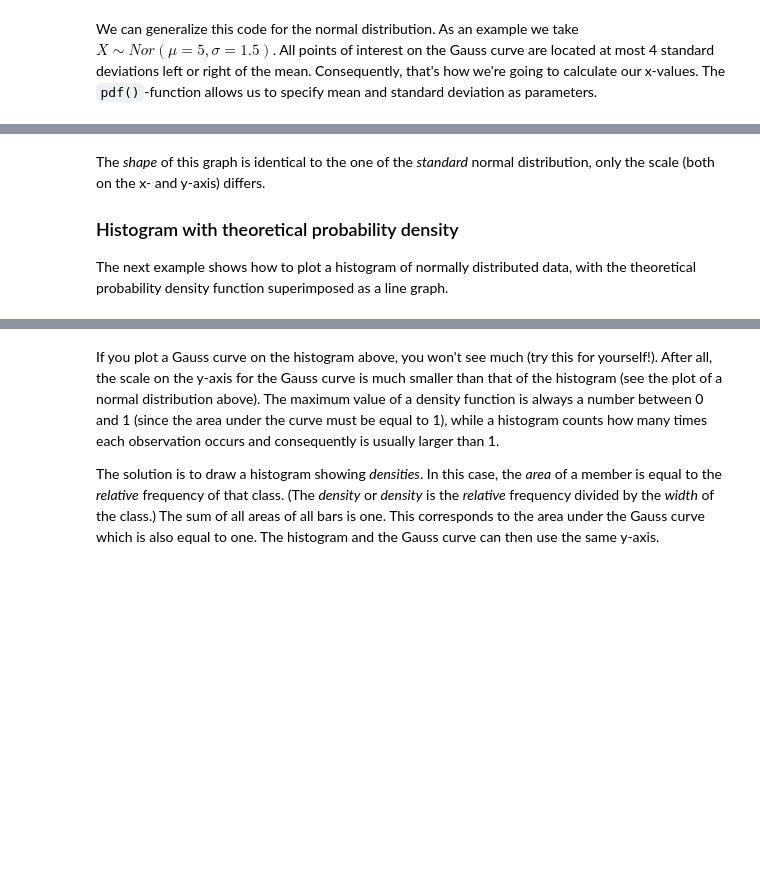
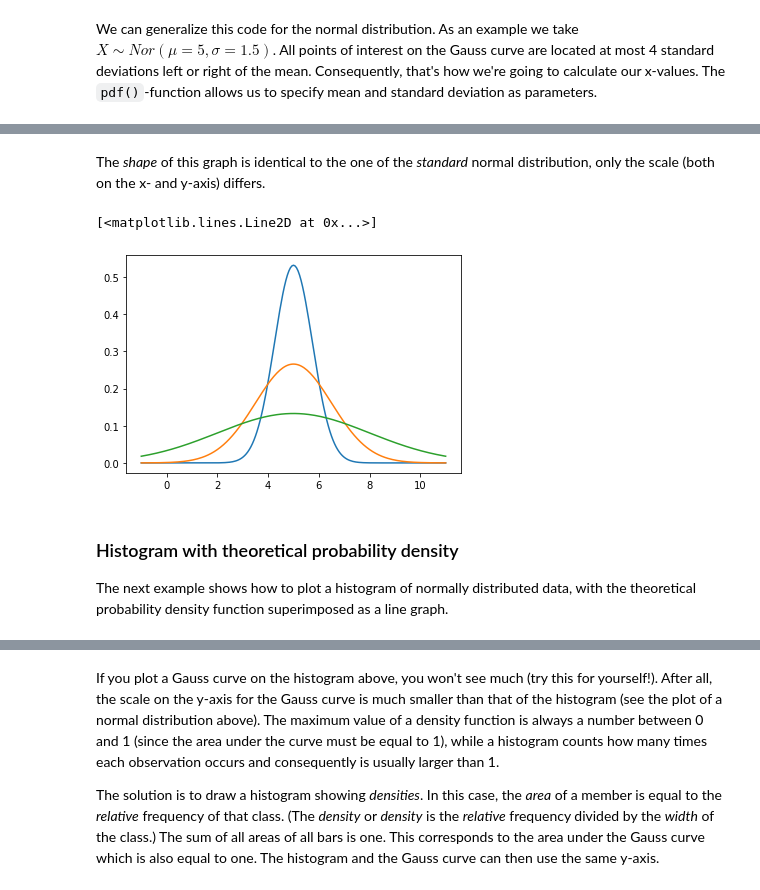
Before and after one commit to HoGentTIN/dsai-labs, a Jupyter notebook: 3-central-limit-testing/demo-central-limit-theorem.ipynb, the cells around one changed output, grey strips where cells are left out. Drawn from its saved outputs; the diff is of its cells as text; code cells hidden in the pictures; blank space fills up the shorter version.

```diff
--- a/3-central-limit-testing/demo-central-limit-theorem.ipynb
+++ b/3-central-limit-testing/demo-central-limit-theorem.ipynb
@@ -39,5 +46,18 @@ plt.plot(x, stats.norm.pdf(x, m, s))
+# %% [markdown]
+The *shape* of this graph is identical to the one of the *standard* normal distribution, only the scale (both on the x- and y-axis) differs.
+# %%
+# Probability density of a normal distribution with different standard
+# deviations
+m = 5    # Mean
+x = np.linspace(m - 4 * s, m + 4 * s, num=201)
+
+plt.plot(x, stats.norm.pdf(x, loc=m, scale=.75))
+plt.plot(x, stats.norm.pdf(x, loc=m, scale=1.5))
+plt.plot(x, stats.norm.pdf(x, loc=m, scale=3))
+# %% [output]
+[<matplotlib.lines.Line2D at 0x...>]
+[figure, added]
 # %% [markdown]
-The *shape* of this graph is identical to the one of the *standard* normal distribution, only the scale (both on the x- and y-axis) differs.
 
 ### Histogram with theoretical probability density
 
```
Also changed, not shown: parts of 13 cells of this notebook.
